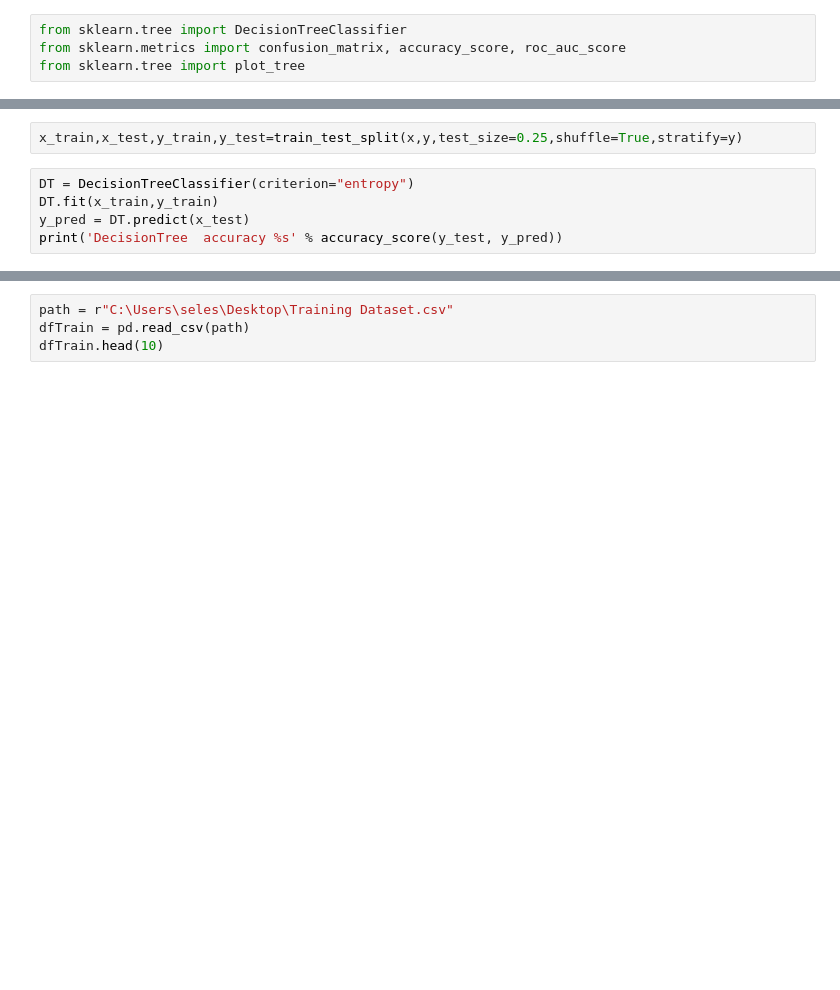
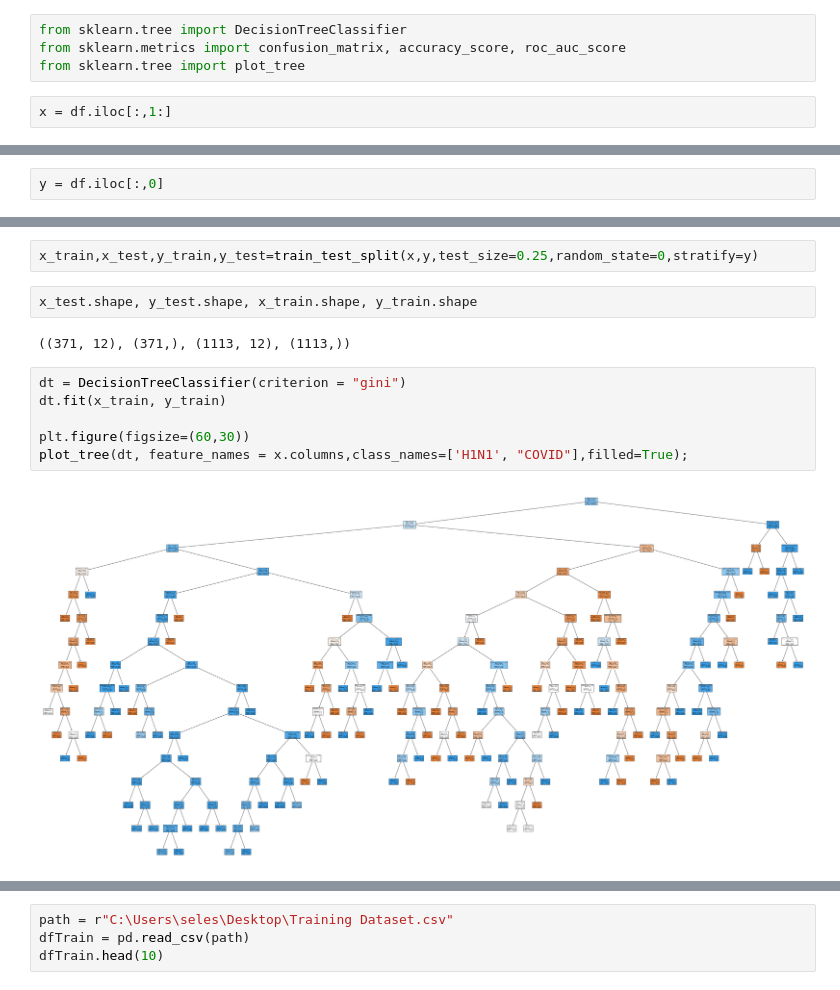
Before and after one commit to clumsyspeedboat/Decision-Tree-Neo4j, a Jupyter notebook: Flu Classification Dataset/Decision Tree Codes/(Gini_Entropy) _&_Data_Analysis.ipynb, the cells around one changed output, grey strips where cells are left out. Drawn from its saved outputs; the diff is of its cells as text; blank space fills up the shorter version.

```diff
--- a/Flu Classification Dataset/Decision Tree Codes/(Gini_Entropy) _&_Data_Analysis.ipynb
+++ b/Flu Classification Dataset/Decision Tree Codes/(Gini_Entropy) _&_Data_Analysis.ipynb
@@ -92,3 +120,5 @@ sns.pairplot(df)
 from sklearn.tree import DecisionTreeClassifier
 from sklearn.metrics import confusion_matrix, accuracy_score, roc_auc_score
 from sklearn.tree import plot_tree
+# %%
+x = df.iloc[:,1:]
@@ -94,0 +134,2 @@ from sklearn.tree import plot_tree
+# %%
+y = df.iloc[:,0]
@@ -95,7 +145,14 @@ from sklearn.tree import plot_tree
 # %%
-x_train,x_test,y_train,y_test=train_test_split(x,y,test_size=0.25,shuffle=True,stratify=y)
+x_train,x_test,y_train,y_test=train_test_split(x,y,test_size=0.25,random_state=0,stratify=y)
-# %%
-DT = DecisionTreeClassifier(criterion="entropy")
-DT.fit(x_train,y_train)
-y_pred = DT.predict(x_test)
-print('DecisionTree  accuracy %s' % accuracy_score(y_test, y_pred))
+# %%
+x_test.shape, y_test.shape, x_train.shape, y_train.shape
+# %% [output]
+((371, 12), (371,), (1113, 12), (1113,))
+# %%
+dt = DecisionTreeClassifier(criterion = "gini")
+dt.fit(x_train, y_train)
+
+plt.figure(figsize=(60,30))
+plot_tree(dt, feature_names = x.columns,class_names=['H1N1', "COVID"],filled=True);
+# %% [output]
+[figure, added]
```
Also changed, not shown: parts of 21 cells of this notebook, 1 other file.
